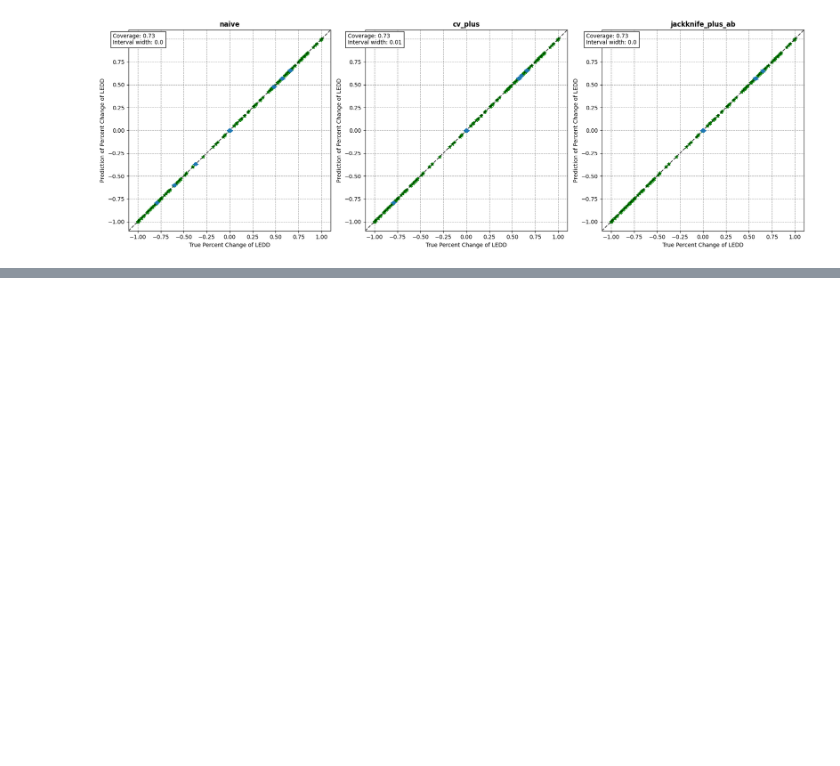
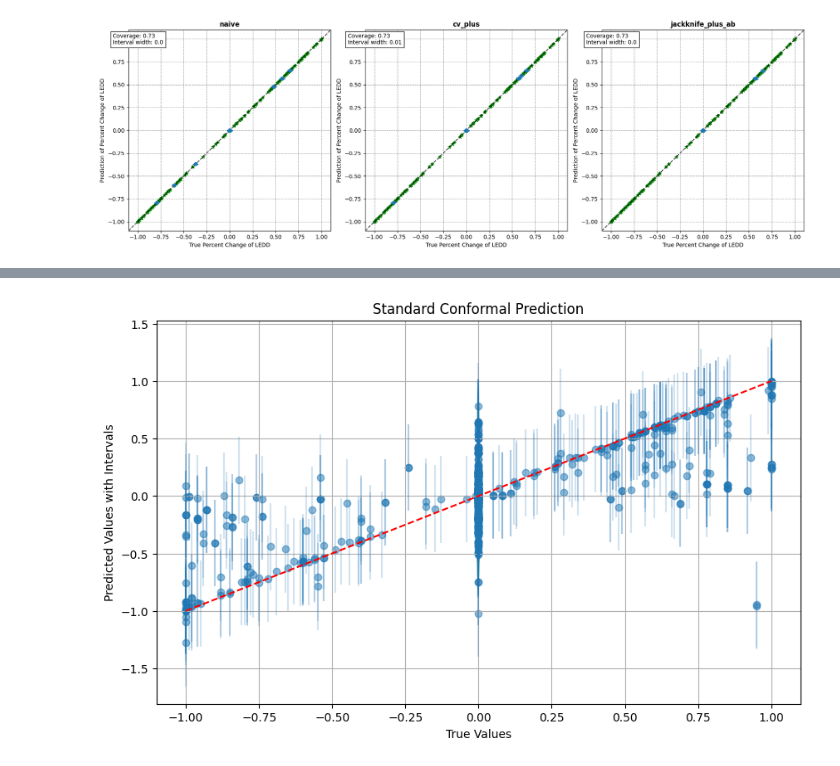
Before and after one commit to rdiazrincon/conformal_prediction_pd, a Jupyter notebook: conformal_pd_new.ipynb, the cells around one changed output, grey strips where cells are left out. Cells and saved outputs as stored; diff of their text form; code cells hidden in the pictures; blank space fills up the shorter version.

```diff
--- a/conformal_pd_new.ipynb
+++ b/conformal_pd_new.ipynb
@@ -16,7 +16,6 @@ from sklearn.model_selection import train_test_split
 path = 'data/data.csv'
 data = pd.read_csv(path)
 normalized_pctg_change = data['normalized_percent_change'] # Save variable fot later use in model
-prediction = data['prediction']
 data.drop(columns=['normalized_percent_change'], inplace=True)
 # %%
 xgboost_df = data.copy()
@@ -52,18 +51,15 @@ best_params = {
     'lambda': 1, # L2 regularization
     'learning_rate': 0.1,
     'max_depth': 7,
-    'num_boost_round': 700,
     'tree_method': 'hist',
     'device': "cuda",
 }
-num_boost_round = best_params['num_boost_round']
-# Prior AUC: 0.86066216116602046
-# Best new = 0.92090948515188154 difference is nwq
+num_boost_round = 700
 regression_params_short = {'alpha': 0.1, 'lambda': 1, 'learning_rate': 0.1, 'max_depth': 7, 'n_estimators': 700, "eval_metric": 'rmse', 'objective': 'reg:squarederror', 'sampling_method': 'gradient_based', 'tree_method': 'hist', 'device': "cuda"} # Updated 28/08/2024. Range (0,1)
 regression_params_long = {'alpha': 1, 'lambda': 0.1, 'learning_rate': 0.1, 'max_depth': 9, 'n_estimators': 700, "eval_metric": 'rmse', 'objective': 'reg:squarederror', 'sampling_method': 'gradient_based', 'tree_method': 'hist', 'device': "cuda"} # Updated 01/09/2024. Range (-1,1) Decreases coverage in Jackknife+ by 0.02
 binary_params = {'alpha': 0, 'lambda': 0.1, 'learning_rate': 0.01, 'max_depth': 7, 'n_estimators': 800, "eval_metric": 'auc', 'objective': 'binary:logistic', 'sampling_method': 'gradient_based', 'tree_method': 'hist', 'device': "cuda",}
 
 d_all = xgb.DMatrix(X)
-model = xgb.train(best_params, d_train, num_boost_round=num_boost_round, evals=((d_test, "test"),),verbose_eval=True, early_stopping_rounds=10)
+model = xgb.train(best_params, d_train, num_boost_round=num_boost_round, evals=((d_test, "test"),),verbose_eval=False, early_stopping_rounds=10)
 y_pred_proba_all = model.predict(d_all, iteration_range=(0, model.best_iteration + 1))
 y_pred_all = (y_pred_proba_all > 0.5).astype(int)
@@ -732,3 +786,76 @@ Strategy: jackknife_plus_ab
 Coverage: 0.729
 Average interval width: 0.004
 [figure]
+# %%
+def standard_conformal_prediction(X_train, y_train, X_calib, y_calib, X_test, alpha=0.9):
+    """
+    Basic conformal prediction implementation.
+
+    Parameters:
+    -----------
+    X_train : Training features
+    y_train : Training target
+    X_calib : Calibration features
+    y_calib : Calibration target
+    X_test : Test features
+    alpha : Target coverage level (default 0.9 for 90% coverage)
+
+    Returns:
+    --------
+    lower_bound, upper_bound : Prediction intervals for test set
+    """
+    # 1. Train the model on training data
+    model = xgb.XGBRegressor(**regression_params_short)
+    model.fit(X_train, y_train)
+
+    # 2. Calculate nonconformity scores on calibration set
+    calib_preds = model.predict(X_calib)
+    nonconformity_scores = np.abs(y_calib - calib_preds)
+
+    # 3. Find the quantile corresponding to desired coverage
+    quantile = np.quantile(nonconformity_scores, alpha)
+
+    # 4. Make predictions on test set
+    test_preds = model.predict(X_test)
+
+    # 5. Create prediction intervals
+    lower_bound = test_preds - quantile
+    upper_bound = test_preds + quantile
+
+    return lower_bound, upper_bound
+
+# Usage example:
+# First split data into train, calibration, and test
+X_train, X_temp, y_train, y_temp = train_test_split(X, normalized_pctg_change, test_size=0.4, random_state=42)
+X_calib, X_test, y_calib, y_test = train_test_split(X_temp, y_temp, test_size=0.5, random_state=42)
+
+# Get prediction intervals
+lower, upper = standard_conformal_prediction(
+    X_train, y_train,
+    X_calib, y_calib,
+    X_test,
+    alpha=0.9
+)
+
+# Calculate coverage
+coverage = np.mean((y_test >= lower) & (y_test <= upper))
+interval_width = np.mean(upper - lower)
+
+print(f"Coverage: {coverage:.3f}")
+print(f"Average interval width: {interval_width:.3f}")
+
+# Visualize results
+plt.figure(figsize=(10, 6))
+plt.scatter(y_test, (upper + lower)/2, alpha=0.5)
+plt.errorbar(y_test, (upper + lower)/2,
+            yerr=(upper - lower)/2,
+            fmt='none', alpha=0.2)
+plt.plot([y_test.min(), y_test.max()],
+         [y_test.min(), y_test.max()],
+         '--', color='red')
+plt.xlabel('True Values')
+plt.ylabel('Predicted Values with Intervals')
+plt.title('Standard Conformal Prediction')
+plt.grid(True)
+plt.show()
+# %% [output]
@@ -734,0 +864 @@ Average interval width: 0.004
+[figure, added]
```
Also changed, not shown: parts of 8 cells of this notebook.
